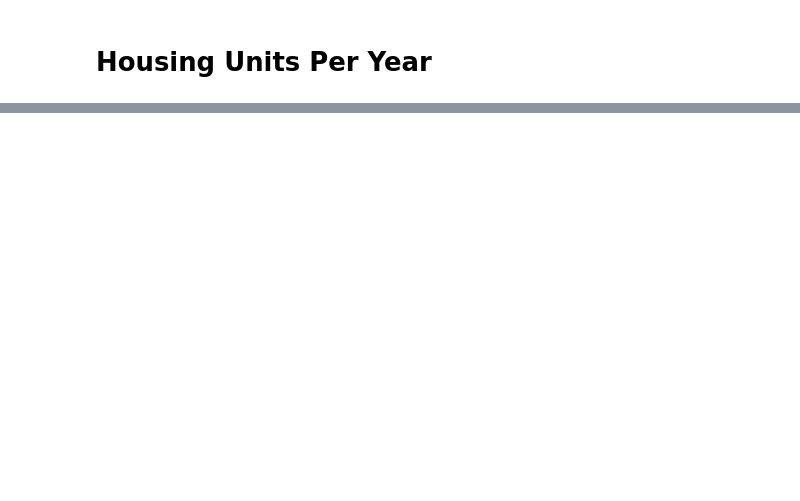
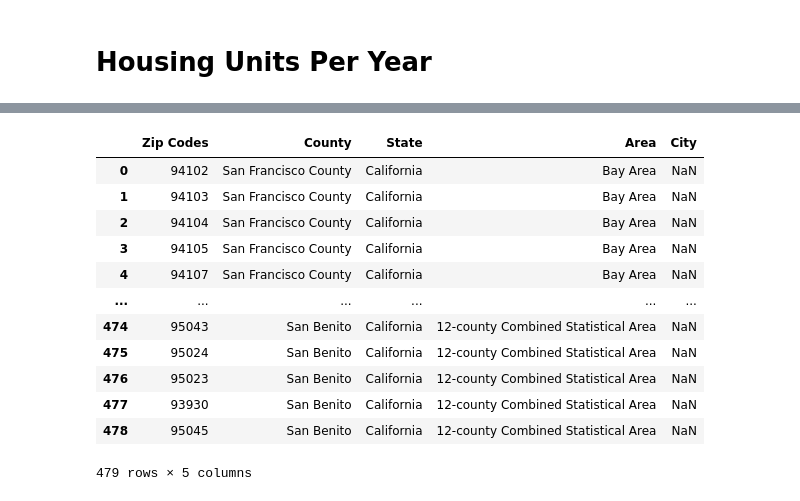
Before and after one commit to jemmy-z/bay-area-housing, a Jupyter notebook: assignment3.ipynb, the cells around one changed output, grey strips where cells are left out. Cells and saved outputs as stored; diff of their text form; code cells hidden in the pictures; blank space fills up the shorter version.

```diff
--- a/assignment3.ipynb
+++ b/assignment3.ipynb
@@ -288,0 +174,16 @@ data[data['year'] == 2010].shape
+# %%
+zip_codes
+# %% [output]
+|  | Zip Codes | County | State | Area | City |
+| 0 | 94102 | San Francisco County | California | Bay Area | NaN |
+| 1 | 94103 | San Francisco County | California | Bay Area | NaN |
+| 2 | 94104 | San Francisco County | California | Bay Area | NaN |
+| 3 | 94105 | San Francisco County | California | Bay Area | NaN |
+| 4 | 94107 | San Francisco County | California | Bay Area | NaN |
+| ... | ... | ... | ... | ... | ... |
+| 474 | 95043 | San Benito | California | 12-county Combined Statistical Area | NaN |
+| 475 | 95024 | San Benito | California | 12-county Combined Statistical Area | NaN |
+| 476 | 95023 | San Benito | California | 12-county Combined Statistical Area | NaN |
+| 477 | 93930 | San Benito | California | 12-county Combined Statistical Area | NaN |
+| 478 | 95045 | San Benito | California | 12-county Combined Statistical Area | NaN |
+479 rows × 5 columns
```
Also changed, not shown: parts of 25 cells of this notebook, 6 other files.
